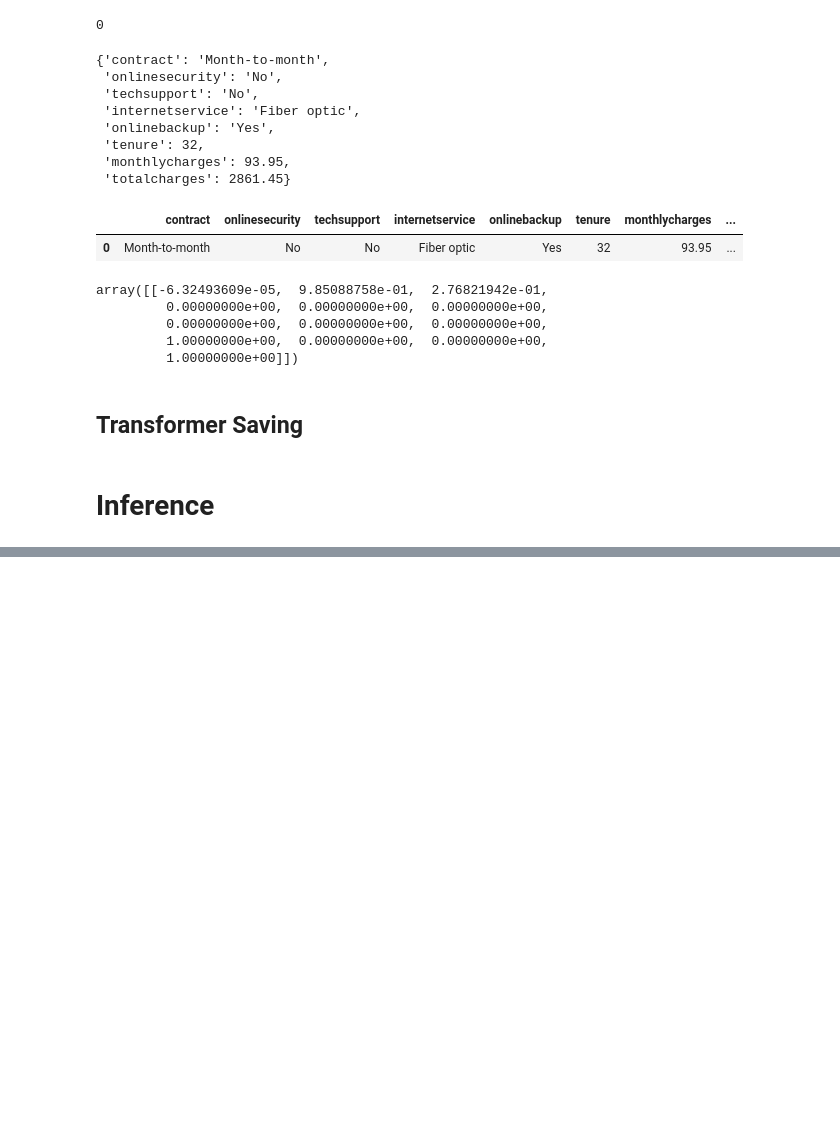
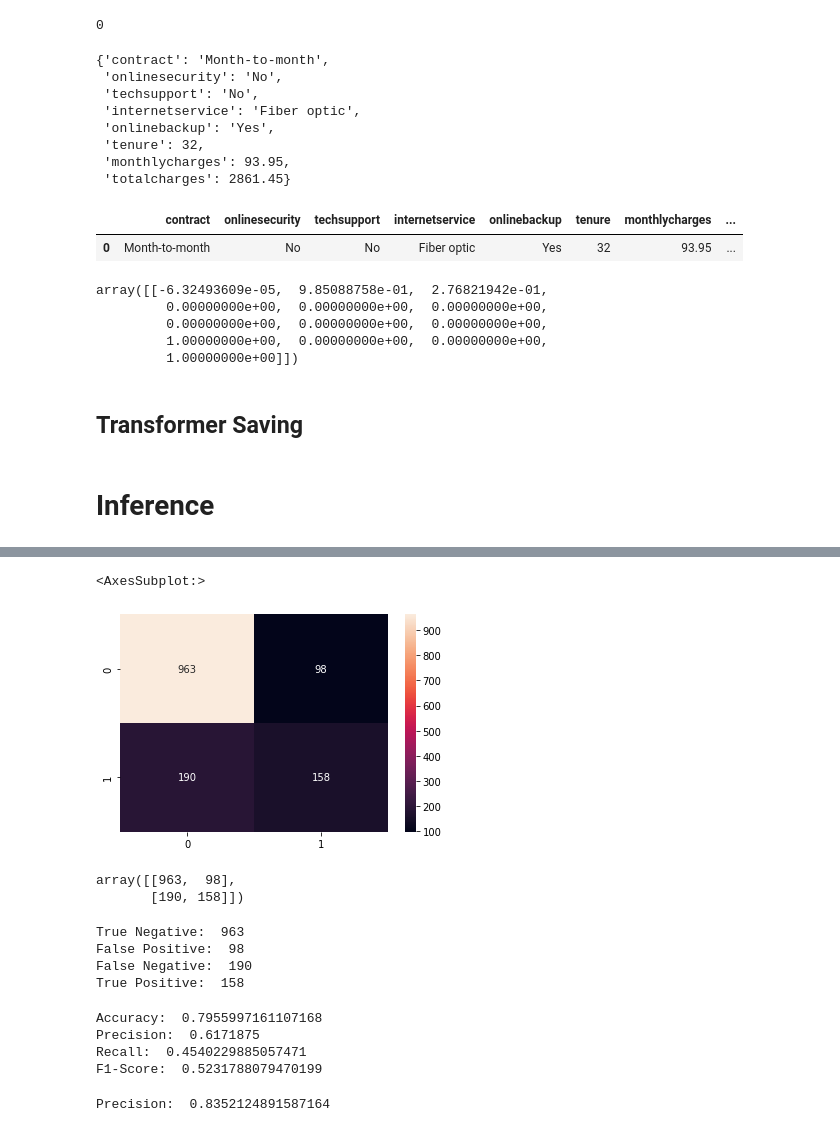
Before and after one commit to a7madmostafa/Customer-Churn-EDA-and-Modelling, a Jupyter notebook: learn-classification-with-logistic-regression.ipynb, the cells around one changed output, grey strips where cells are left out. Cells and saved outputs as stored; diff of their text form; code cells hidden in the pictures; blank space fills up the shorter version.

Commit message:
Kaggle Notebook | Learn Classification with Logistic Regression | Version 8

```diff
--- a/learn-classification-with-logistic-regression.ipynb
+++ b/learn-classification-with-logistic-regression.ipynb
@@ -1099,0 +1134,5 @@ array([0])
+# %%
+from sklearn.metrics import classification_report
+
+y_pred = model_3.predict(X_test)
+print(classification_report(y_test, y_pred))
@@ -1099,0 +1148,14 @@ array([0])
+# %%
+from sklearn.metrics import confusion_matrix
+
+cm = confusion_matrix(y_test, y_pred)
+
+sns.heatmap(cm, annot= True, fmt='0.0f')
+# %% [output]
+<AxesSubplot:>
+[figure, added]
+# %%
+cm
+# %% [output]
+array([[963,  98],
+       [190, 158]])
@@ -1099,0 +1164,25 @@ array([0])
+# %%
+print('True Negative: ', Tn)
+print('False Positive: ', Fp)
+print('False Negative: ', Fn)
+print('True Positive: ', Tp)
+# %% [output]
+True Negative:  963
+False Positive:  98
+False Negative:  190
+True Positive:  158
+# %%
+from sklearn.metrics import accuracy_score, precision_score, recall_score, f1_score
+print('Accuracy: ', accuracy_score(y_test, y_pred))
+print('Precision: ', precision_score(y_test, y_pred))
+print('Recall: ', recall_score(y_test, y_pred))
+print('F1-Score: ', f1_score(y_test, y_pred))
+# %% [output]
+Accuracy:  0.7955997161107168
+Precision:  0.6171875
+Recall:  0.4540229885057471
+F1-Score:  0.5231788079470199
+# %%
+print('Precision: ', precision_score(y_test, y_pred, pos_label=0))
+# %% [output]
+Precision:  0.8352124891587164
```
Also changed, not shown: parts of 13 cells of this notebook.
